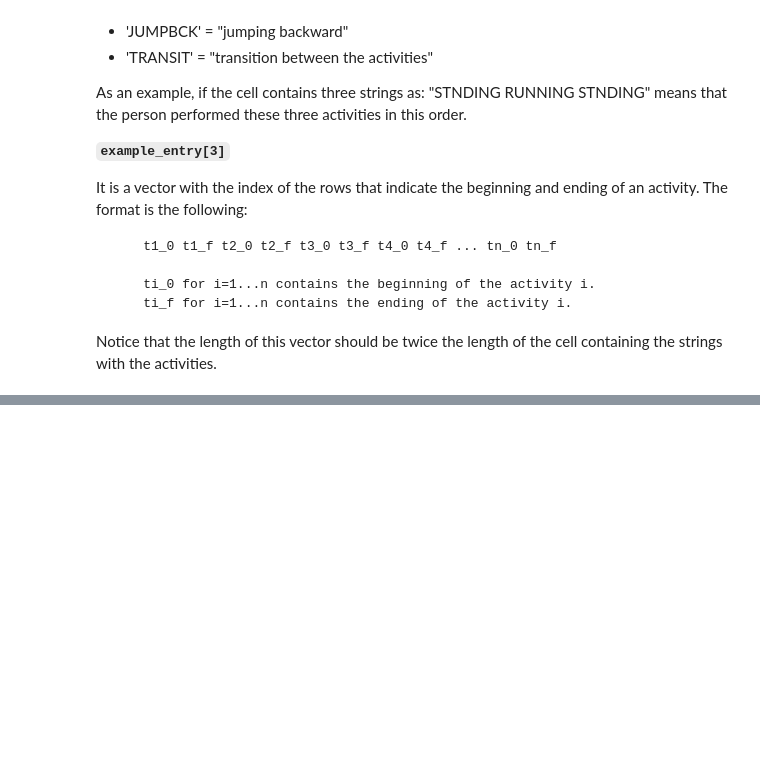
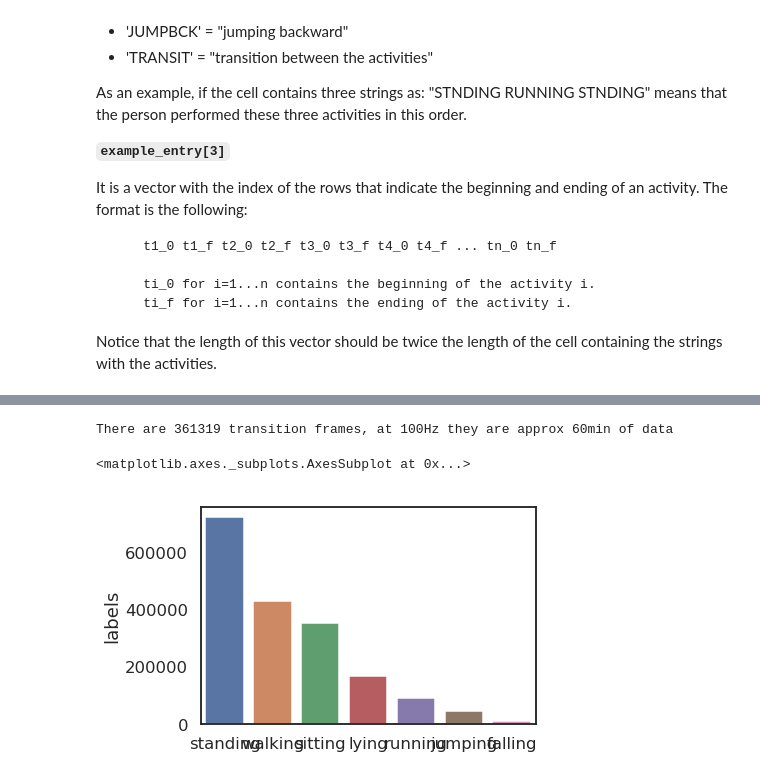
Before and after one commit to damnko/har-convolutional-neural-networks, a Jupyter notebook: 001-data-exploration.ipynb, the cells around one changed output, grey strips where cells are left out. Saved outputs shown, nothing was run; the diff lists cells and outputs as text; code cells hidden in the pictures; blank space fills up the shorter version.

```diff
--- a/001-data-exploration.ipynb
+++ b/001-data-exploration.ipynb
@@ -4,3 +4,11 @@ import scipy.io
 import pandas as pd
 import numpy as np
 import math
+import seaborn as sns
+import matplotlib.pyplot as plt
+from sklearn import preprocessing
+from sklearn.model_selection import train_test_split
+import h5py
+
+sns.set(style="white", context="talk")
+%matplotlib inline
@@ -203,24 +246,0 @@ shape is (3, 3)
-# %%
-# compute the sensor measures in the global frame
-def to_global_frame(row):
-    attitude = np.array(row['attitude']).reshape(3,3)
-    acceleration = np.array([row.acc_x, row.acc_y, row.acc_z])
-    gyro = np.array([row.gyr_x, row.gyr_y, row.gyr_z])
-
-    # global frame conversions
-    acc_gf = np.dot(attitude.T, acceleration)
-    gyro_gf = np.dot(attitude.T, gyro)
-
-    row['acc_x_gf'] = acc_gf[0]
-    row['acc_y_gf'] = acc_gf[1]
-    row['acc_z_gf'] = acc_gf[2]
-
-    row['gyr_x_gf'] = gyro_gf[0]
-    row['gyr_y_gf'] = gyro_gf[1]
-    row['gyr_z_gf'] = gyro_gf[2]
-
-    return row
-
-df = df.apply(to_global_frame, axis=1)
-df = df.drop('attitude', axis=1)
-df.head()
@@ -276,0 +290,17 @@ array(['STNDING'], dtype=object)
+# %%
+df['labels'] = df['labels'].where(~df['labels'].isin(['jumping forward', 'jumping backward', 'jumping vertically']), 'jumping')
+df['labels'] = df['labels'].where(~df['labels'].isin(['walking upstairs', 'walking downstairs']), 'walking')
+# %%
+# check how many transients there are, before removing them from the dataset
+trans_count = df.loc[df['labels'].str.startswith('TRANS')].shape[0]
+print('There are {} transition frames, at 100Hz they are approx {}min of data'.format(trans_count, round(trans_count/100/60)))
+# %% [output]
+There are 361319 transition frames, at 100Hz they are approx 60min of data
+# %%
+# remove the transients
+df = df.loc[~df['labels'].str.startswith('TRANS')]
+activity_counts = df['labels'].value_counts()
+sns.barplot(x=activity_counts.index, y=activity_counts)
+# %% [output]
+<matplotlib.axes._subplots.AxesSubplot at 0x...>
+[figure, added]
```
Also changed, not shown: parts of 34 cells of this notebook, 1 other file.
